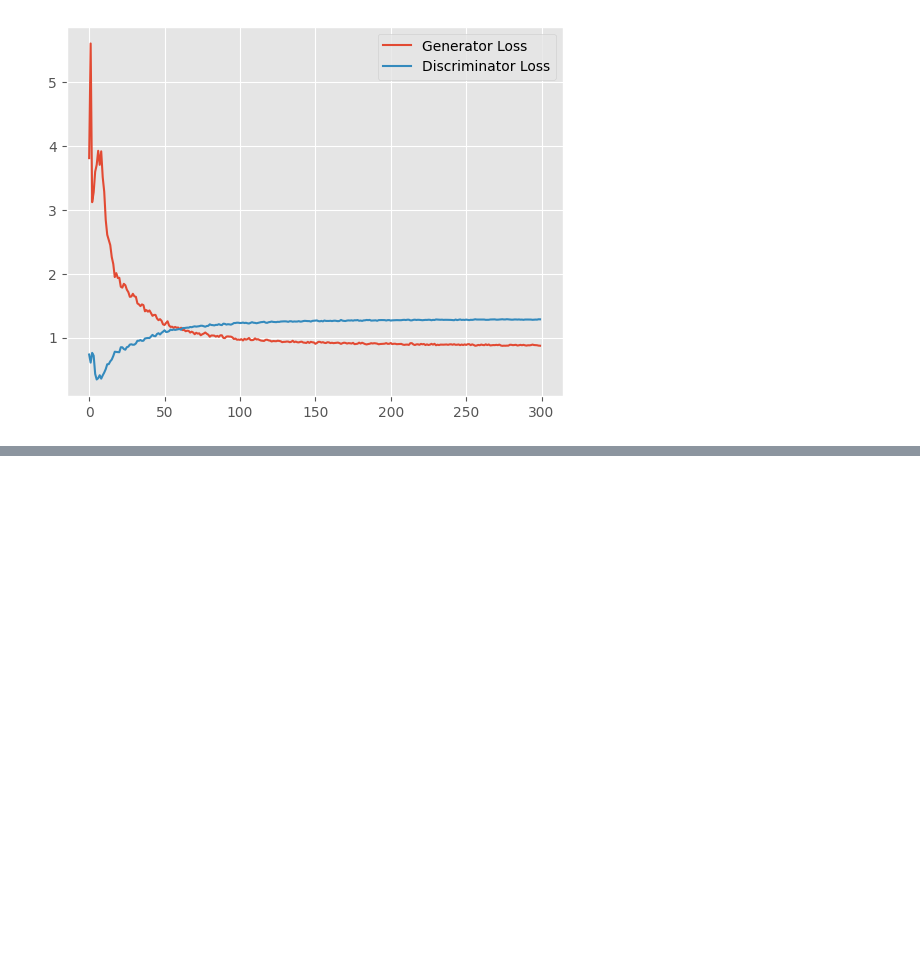
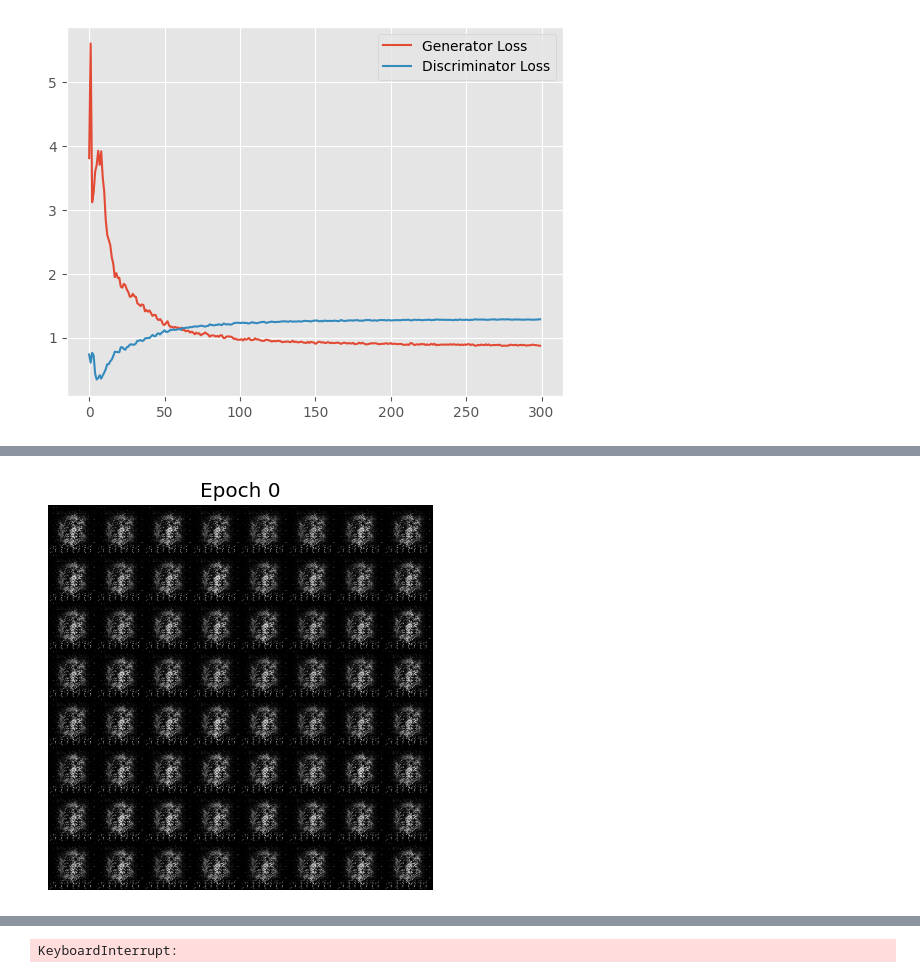
Before and after one commit to Ammar-KyuReM/GAN_MNIST, a Jupyter notebook: GAN.ipynb, the cells around one changed output, grey strips where cells are left out. Cells and saved outputs as stored; diff of their text form; code cells hidden in the pictures; blank space fills up the shorter version.

```diff
--- a/GAN.ipynb
+++ b/GAN.ipynb
@@ -104,8 +107,8 @@ generator = Generator(nz).to(device)
 discriminator = Discriminator().to(device)
 
 # Optimizers
-optim_g = optim.Adam(generator.parameters(), lr=0.0002)
-optim_d = optim.Adam(discriminator.parameters(), lr=0.0002)
+optim_g = optim.Adam(generator.parameters(), lr)
+optim_d = optim.Adam(discriminator.parameters(), lr)
 
 # Loss function
 criterion = nn.BCELoss()
@@ -290,0 +374,15 @@ else:
+# %%
+# Initialize models
+generator = Generator(nz).to(device)
+discriminator = Discriminator().to(device)
+
+# Optimizers
+optim_g = optim.Adam(generator.parameters(), lr=lr, betas=(beta1, 0.999))
+optim_d = optim.Adam(discriminator.parameters(), lr=lr, betas=(beta1, 0.999))
+
+# Loss function
+criterion = nn.BCELoss()
+# %%
+# Save images
+def save_generator_image(image, path):
+    save_image(image, path)
@@ -290,0 +421,57 @@ else:
+# %%
+# Training loop
+for epoch in range(epochs):
+    loss_g, loss_d = 0.0, 0.0
+    for _, data in tqdm(enumerate(train_loader), total=len(train_loader)):
+        image, _ = data
+        image = image.to(device)
+        b_size = image.size(0)
+
+        # Create labels
+        real_label = torch.ones(b_size, 1, device=device)
+        fake_label = torch.zeros(b_size, 1, device=device)
+
+        # Train Discriminator
+        optim_d.zero_grad()
+        output_real = discriminator(image)
+        loss_real = criterion(output_real, real_label)
+
+        noise = torch.randn(b_size, nz, 1, 1, device=device)
+        fake_images = generator(noise)
+        output_fake = discriminator(fake_images.detach())
+        loss_fake = criterion(output_fake, fake_label)
+
+        loss_d_total = loss_real + loss_fake
+        loss_d_total.backward()
+        optim_d.step()
+
+        # Train Generator
+        optim_g.zero_grad()
+        output = discriminator(fake_images)
+        loss_g_total = criterion(output, real_label)
+        loss_g_total.backward()
+        optim_g.step()
+
+        loss_g += loss_g_total.item()
+        loss_d += loss_d_total.item()
+
+    # Save generated images every 10 epochs
+    if epoch % 10 == 0:
+        with torch.no_grad():
+            noise_sample = torch.randn(64, nz, 1, 1, device=device)
+            generated_img = generator(noise_sample).cpu()
+        generated_img = make_grid(generated_img, normalize=True)
+        save_generator_image(generated_img, f"{output_dir_2}/gen_img{epoch}.png")
+
+        # Display the generated image
+        plt.figure(figsize=(5, 5))
+        plt.imshow(np.transpose(generated_img.numpy(), (1, 2, 0)))
+        plt.axis("off")
+        plt.title(f"Epoch {epoch}")
+        plt.show()
+
+    print(f"Epoch {epoch} | Generator Loss: {loss_g / len(train_loader):.4f} | Discriminator Loss: {loss_d / len(train_loader):.4f}")
+
+print("Training Completed! 🎉🚀")
+# %% [output]
+[figure, added]
@@ -290,0 +482 @@ else:
+KeyboardInterrupt:
```
Also changed, not shown: parts of 12 cells of this notebook.
